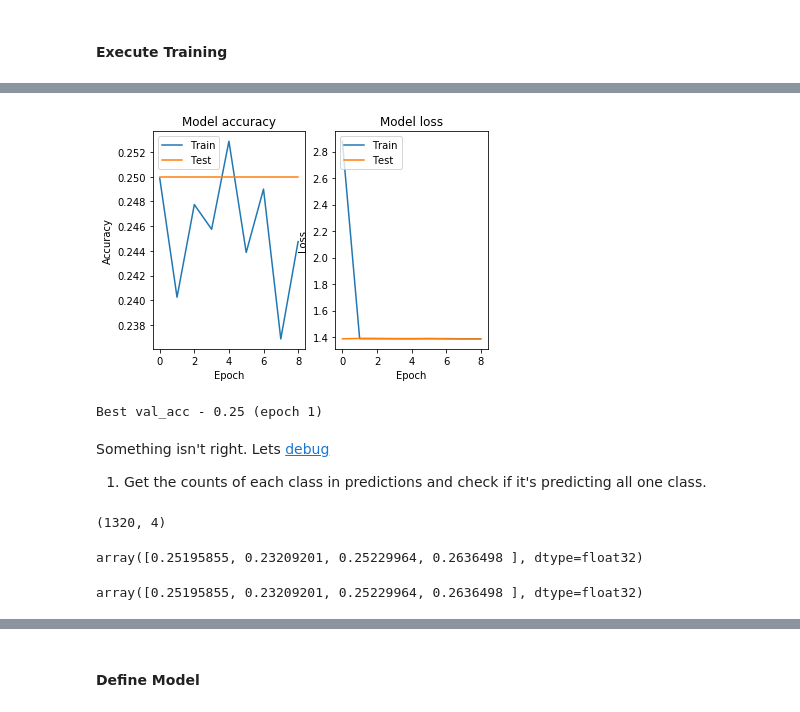
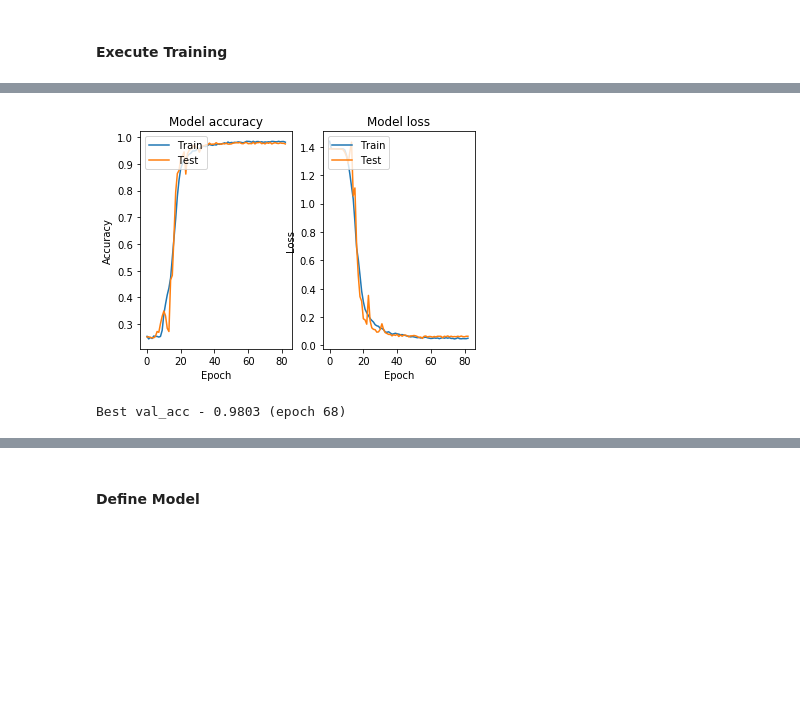
Before and after one commit to realleyriley/Honors-Thesis, a Jupyter notebook: notebooks/8 Create Keras Model.ipynb, the cells around one changed output, grey strips where cells are left out. Saved outputs shown, nothing was run; the diff lists cells and outputs as text; code cells hidden in the pictures; blank space fills up the shorter version.

Commit message:
new best model, custom layers are coming

```diff
--- a/notebooks/8 Create Keras Model.ipynb
+++ b/notebooks/8 Create Keras Model.ipynb
@@ -379,0 +388,5 @@ Epoch 43/200
+# %%
+train_generator = ImageDataGenerator().flow(x_train, y_train, batch_size=32)
+
+validation_generator = ImageDataGenerator().flow(x_test, y_test, batch_size=32)
+batchx, batchy = validation_generator.next()
@@ -502,22 +584,31 @@ model_3 = Sequential([
     Conv2D(16, (3, 3), strides=(1, 1), input_shape=(128, 128, 3), data_format="channels_last", padding='valid'),   # RGB
     BatchNormalization(),
     Activation('relu'),
-    Conv2D(32, (3, 3), strides=(1, 1), padding='valid'),
+    Conv2D(18, (3, 3), strides=(1, 1), padding='valid'),
     BatchNormalization(),
     Activation('relu'),
     MaxPooling2D(pool_size=(2, 2)),
     Dropout(0.3),
 
-    Conv2D(32, (3, 3), strides=(1, 1), input_shape=(128, 128, 3), data_format="channels_last", padding='valid'),   # RGB
+    Conv2D(18, (3, 3), strides=(1, 1), input_shape=(128, 128, 3), data_format="channels_last", padding='valid'),   # RGB
     BatchNormalization(),
     Activation('relu'),
-    Conv2D(32, (3, 3), strides=(1, 1), padding='valid'),
+    Conv2D(20, (3, 3), strides=(1, 1), padding='valid'),
     BatchNormalization(),
     Activation('relu'),
     MaxPooling2D(pool_size=(2, 2)),
     Dropout(0.3),
 
-    Conv2D(32, (3, 3), strides=(1, 1), input_shape=(128, 128, 3), data_format="channels_last", padding='valid'),   # RGB
+    Conv2D(20, (3, 3), strides=(1, 1), input_shape=(128, 128, 3), data_format="channels_last", padding='valid'),   # RGB
+    BatchNormalization(),
+    Activation('relu'),
+    Conv2D(20, (3, 3), strides=(1, 1), padding='valid'),
+    BatchNormalization(),
+    Activation('relu'),
+    MaxPooling2D(pool_size=(2, 2)),
+    Dropout(0.3),
+
+    Conv2D(18, (3, 3), strides=(1, 1), input_shape=(128, 128, 3), data_format="channels_last", padding='valid'),   # RGB
     BatchNormalization(),
     Activation('relu'),
     Conv2D(16, (3, 3), strides=(1, 1), padding='valid'),
@@ -527,7 +618,7 @@ model_3 = Sequential([
     Dropout(0.3),
 
     Flatten(),
-    Dense(16),
+    Dense(12),
     Activation('relu'),
     Dense(num_classes),
     Activation('softmax')
@@ -621,6 +709,15 @@ batchx_pred[0].sum()
 # %%
 model_4 = Sequential([
     Conv2D(16, (3, 3), strides=(1, 1), input_shape=(128, 128, 3), data_format="channels_last", padding='valid'),   # RGB
+    BatchNormalization(),
+    Activation('relu'),
+    Conv2D(18, (3, 3), strides=(1, 1), padding='valid'),
+    BatchNormalization(),
+    Activation('relu'),
+    MaxPooling2D(pool_size=(2, 2)),
+    Dropout(0.3),
+
+    Conv2D(18, (3, 3), strides=(1, 1), input_shape=(128, 128, 3), data_format="channels_last", padding='valid'),   # RGB
     BatchNormalization(),
     Activation('relu'),
     Conv2D(20, (3, 3), strides=(1, 1), padding='valid'),
@@ -632,13 +729,13 @@ model_4 = Sequential([
     Conv2D(20, (3, 3), strides=(1, 1), input_shape=(128, 128, 3), data_format="channels_last", padding='valid'),   # RGB
     BatchNormalization(),
     Activation('relu'),
-    Conv2D(32, (3, 3), strides=(1, 1), padding='valid'),
+    Conv2D(20, (3, 3), strides=(1, 1), padding='valid'),
     BatchNormalization(),
     Activation('relu'),
     MaxPooling2D(pool_size=(2, 2)),
     Dropout(0.3),
 
-    Conv2D(20, (3, 3), strides=(1, 1), input_shape=(128, 128, 3), data_format="channels_last", padding='valid'),   # RGB
+    Conv2D(18, (3, 3), strides=(1, 1), input_shape=(128, 128, 3), data_format="channels_last", padding='valid'),   # RGB
     BatchNormalization(),
     Activation('relu'),
     Conv2D(16, (3, 3), strides=(1, 1), padding='valid'),
@@ -648,7 +745,7 @@ model_4 = Sequential([
     Dropout(0.3),
 
     Flatten(),
-    Dense(16),
+    Dense(12),
     Activation('relu'),
     Dense(num_classes),
     Activation('softmax')
@@ -679,6 +772,6 @@ _________________________________________________________________
 # %% [markdown]
 #### Execute Training
 # %%
-opt = optimizers.Adam(lr=0.1, beta_1=0.9, beta_2=0.999, epsilon=None, decay=0.0, amsgrad=False)
+opt = optimizers.Adam(lr=0.001, beta_1=0.9, beta_2=0.999, epsilon=None, decay=0.0, amsgrad=False)
 history, model_4 = train(model_4, opt=opt)
 # %% [output]
@@ -702,6 +795,2 @@ Epoch 00009: early stopping
-[figure, old version]
+[figure, new version]
-Best val_acc - 0.25 (epoch 1)
+Best val_acc - 0.9803 (epoch 68)
-# %% [markdown]
-Something isn't right. Lets [debug](https://stackoverflow.com/questions/43674411/training-and-loss-not-changing-in-keras-cnn-model)
-
-1. Get the counts of each class in predictions and check if it's predicting all one class.
@@ -713,12 +796,0 @@ preds = model_4.predict(validation_generator)
-# %%
-preds.shape
-# %% [output]
-(1320, 4)
-# %%
-preds[0]
-# %% [output]
-array([0.25195855, 0.23209201, 0.25229964, 0.2636498 ], dtype=float32)
-# %%
-preds[1]
-# %% [output]
-array([0.25195855, 0.23209201, 0.25229964, 0.2636498 ], dtype=float32)
```
Also changed, not shown: parts of 99 cells of this notebook, 2 other files.
